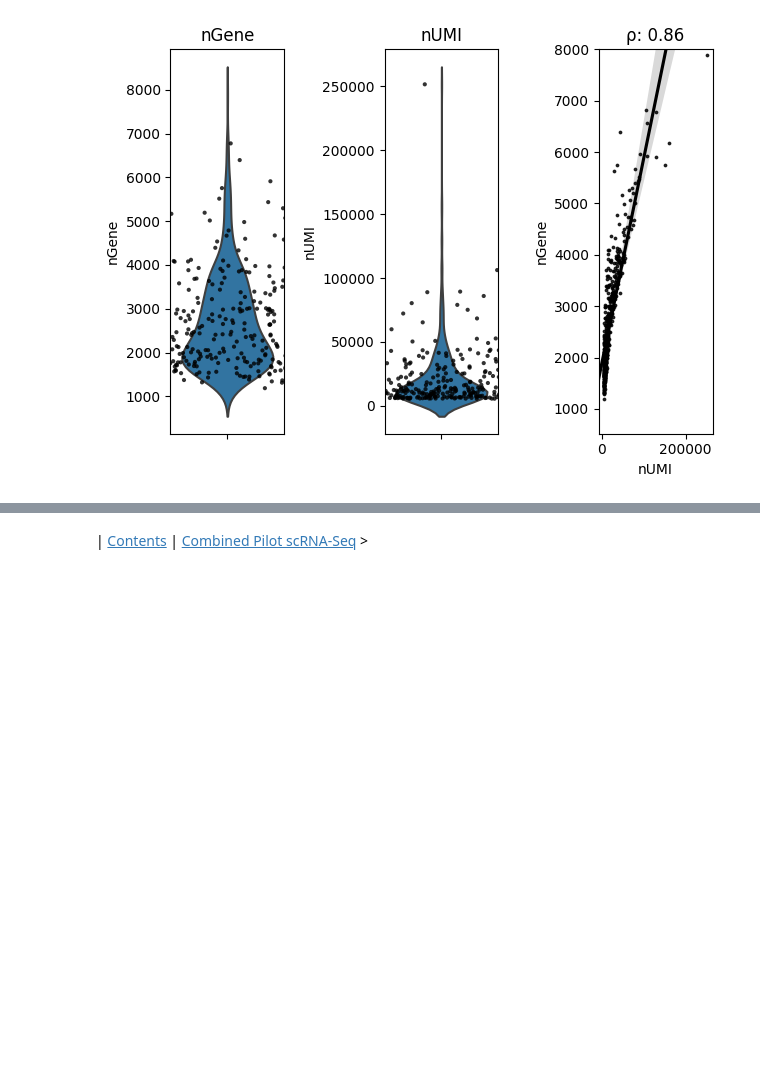
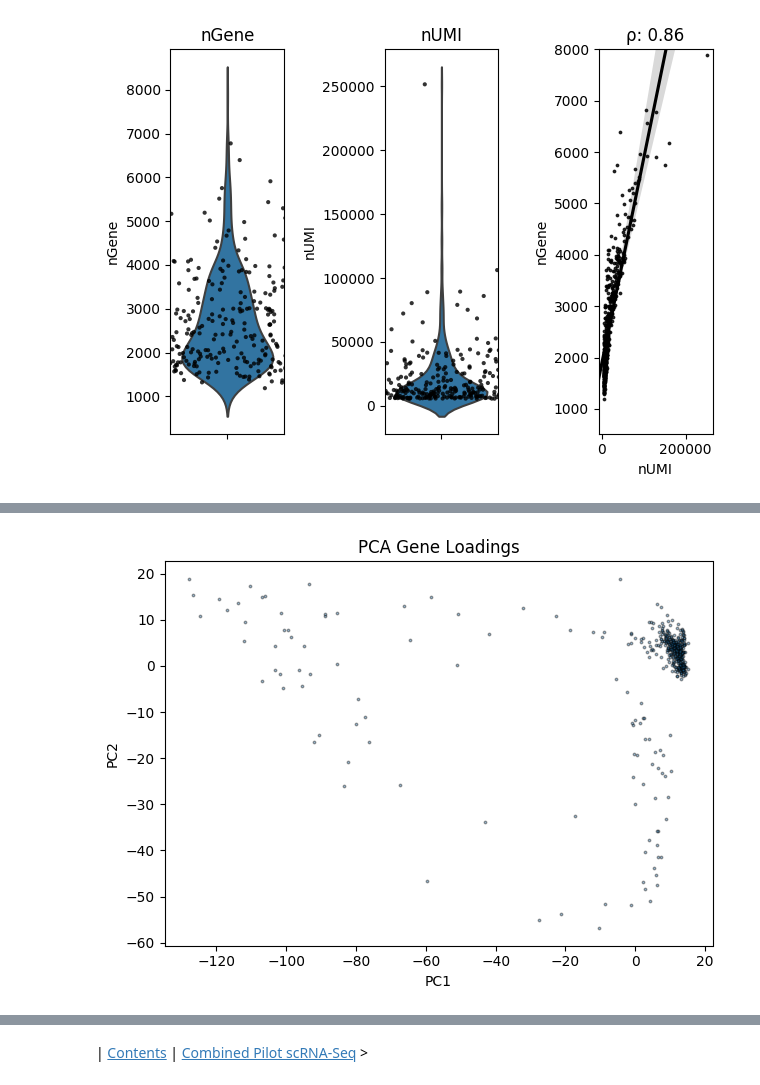
Before and after one commit to jfear/larval_gonad, a Jupyter notebook: docs/01.00-testis_pilot_scRNAseq_analysis.ipynb, the cells around one changed output, grey strips where cells are left out. Cells and saved outputs as stored; diff of their text form; code cells hidden in the pictures; blank space fills up the shorter version.

```diff
--- a/docs/01.00-testis_pilot_scRNAseq_analysis.ipynb
+++ b/docs/01.00-testis_pilot_scRNAseq_analysis.ipynb
@@ -375,0 +219,7 @@ print('yes')
+# %%
+%%R
+testis = ScaleData(object=testis, vars.to.regress=c("nUMI"), display.progress=FALSE)
+
+write.table(as.data.frame(testis@scale.data),
+            file=file.path(OUTPUT, 'scaled.tsv'),
+            quote=FALSE, sep="\t", row.names=TRUE, col.names=TRUE)
@@ -375,0 +232,37 @@ print('yes')
+# %%
+%%R -o pca_res -o gene_loadings -o pca_stdev
+### Perform linear dimensional reduction
+testis = RunPCA(object=testis, pc.genes=testis@var.genes, do.print=FALSE,
+                pcs.print=1:5, genes.print=5, pcs.compute=100)
+
+# ProjectPCA scores each gene in the dataset (including genes not included in the PCA) based on their correlation
+# with the calculated components. Though we don't use this further here, it can be used to identify markers that
+# are strongly correlated with cellular heterogeneity, but may not have passed through variable gene selection.
+# The results of the projected PCA can be explored by setting use.full=T in the functions above
+testis = ProjectPCA(object=testis, do.print=FALSE)
+
+pca_res = as.data.frame(testis@dr$pca@cell.embeddings)
+gene_loadings = as.data.frame(testis@dr$pca@gene.loadings)
+pca_stdev = testis@dr$pca@sdev
+
+write.table(pca_res,
+            file=file.path(OUTPUT, 'principal_components_cell.tsv'),
+            quote=FALSE, sep="\t", row.names=TRUE, col.names=TRUE)
+
+write.table(gene_loadings,
+            file=file.path(OUTPUT, 'principal_components_gene.tsv'),
+            quote=FALSE, sep="\t", row.names=TRUE, col.names=TRUE)
+# %%
+@make_figs(nbconfig.fig_name('pca_plot'), styles=nbconfig.styles)
+def plot_pca2():
+    # Adjust sign for PCs
+
+    fig, ax = plt.subplots(1, 1)
+    ax.scatter(pca_res.PC1, pca_res.PC2, alpha=.4, s=3, edgecolor='k')
+    ax.set_xlabel('PC1')
+    ax.set_ylabel('PC2')
+    ax.set_title('PCA Gene Loadings')
+
+plot_pca2()
+# %% [output]
+[figure, added]
```
Also changed, not shown: parts of 46 cells of this notebook, 2 other files.
